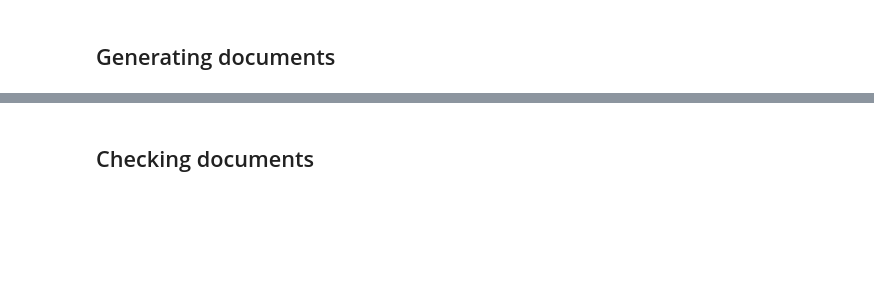
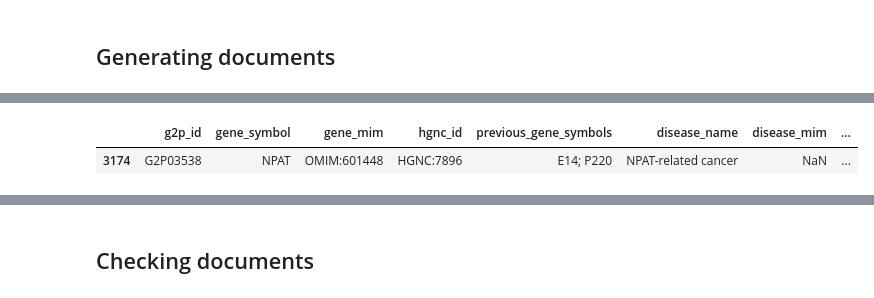
Before and after one commit to biothings/pending.api, a Jupyter notebook: plugins/ebi_gene2phenotype/parser-writing.ipynb, the cells around one changed output, grey strips where cells are left out. Cells and saved outputs as stored; diff of their text form; code cells hidden in the pictures; blank space fills up the shorter version.

```diff
--- a/plugins/ebi_gene2phenotype/parser-writing.ipynb
+++ b/plugins/ebi_gene2phenotype/parser-writing.ipynb
@@ -1411,0 +1470,8 @@ Number of rows after: 2500
+# %%
+## code chunk to review data
+## checking date of last review
+
+df[df["g2p_id"] == "G2P03538"]
+# %% [output]
+|  | g2p_id | gene_symbol | gene_mim | hgnc_id | previous_gene_symbols | disease_name | disease_mim | ... |
+| 3174 | G2P03538 | NPAT | OMIM:601448 | HGNC:7896 | E14; P220 | NPAT-related cancer | NaN | ... |
```
Also changed, not shown: parts of 53 cells of this notebook, 2 other files.
